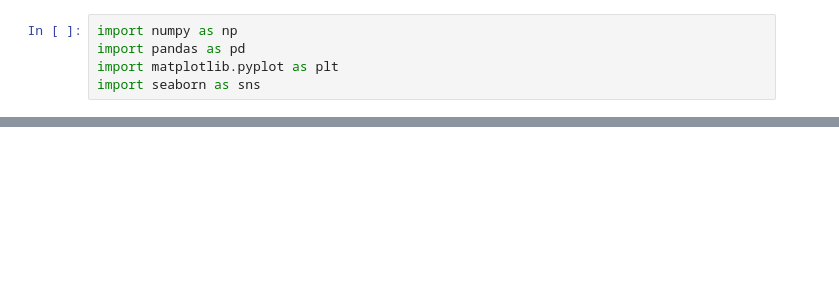
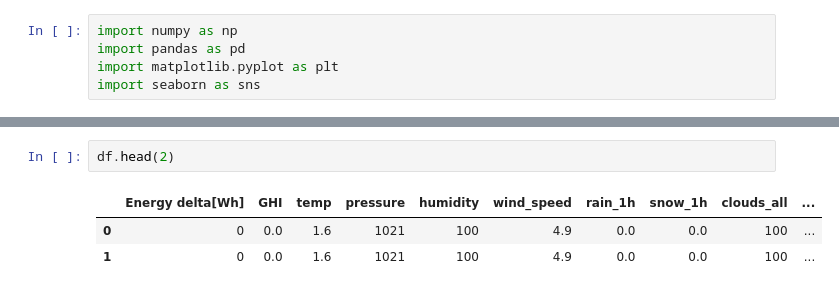
Before and after one commit to KaraniAbdellah/Solar_Energy_Prediction, a Jupyter notebook: explore_renewable_dataset.ipynb, the cells around one changed output, grey strips where cells are left out. Cells and saved outputs as stored; diff of their text form; blank space fills up the shorter version.

```diff
--- a/explore_renewable_dataset.ipynb
+++ b/explore_renewable_dataset.ipynb
@@ -66,6 +65,12 @@ df.describe()
 | 50% | 0.000000 | 1.600000 | 9.300000 | 1016.000000 | 84.000000 | 3.700000 | 0.000000 | 0.000000 | 82.000000 | ... |
 | 75% | 577.000000 | 46.800000 | 15.700000 | 1021.000000 | 92.000000 | 5.000000 | 0.000000 | 0.000000 | 100.000000 | ... |
 | max | 5020.000000 | 229.200000 | 35.800000 | 1047.000000 | 100.000000 | 14.300000 | 8.090000 | 2.820000 | 100.000000 | ... |
+# %%
+df.head(2)
+# %% [output]
+|  | Energy delta[Wh] | GHI | temp | pressure | humidity | wind_speed | rain_1h | snow_1h | clouds_all | ... |
+| 0 | 0 | 0.0 | 1.6 | 1021 | 100 | 4.9 | 0.0 | 0.0 | 100 | ... |
+| 1 | 0 | 0.0 | 1.6 | 1021 | 100 | 4.9 | 0.0 | 0.0 | 100 | ... |
 # %%
 # Correlation Between Varaible
 df = df.drop(["Time"], axis=1)
```
Also changed, not shown: parts of 10 cells of this notebook.
